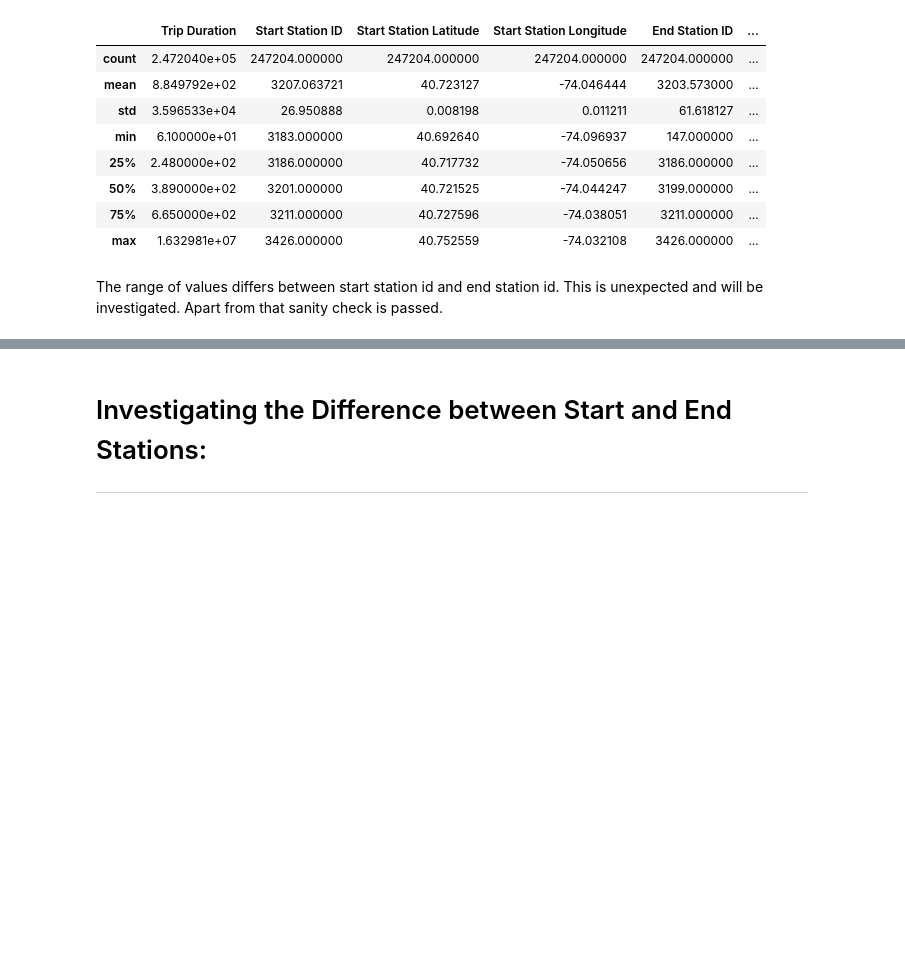
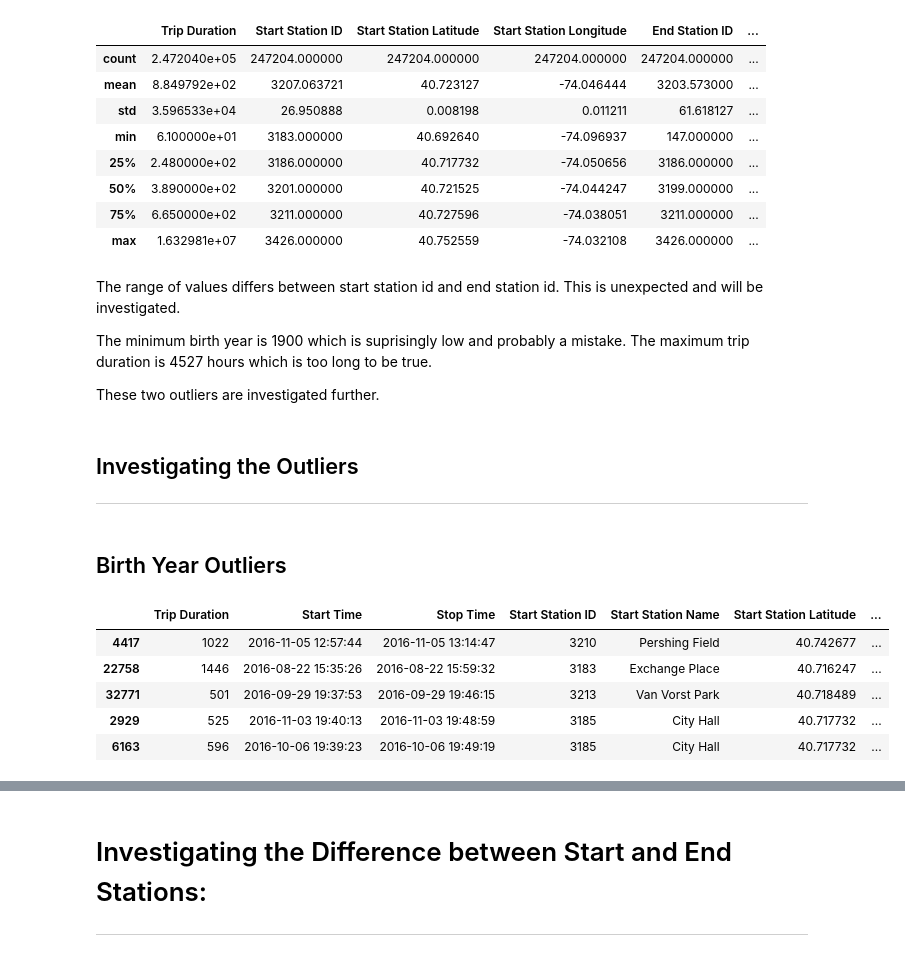
Before and after one commit to otakarvydra/bike_share_analysis, a Jupyter notebook: 2_data_preprocessing/bike_share_data_preprocessing.ipynb, the cells around one changed output, grey strips where cells are left out. Cells and saved outputs as stored; diff of their text form; code cells hidden in the pictures; blank space fills up the shorter version.

```diff
--- a/2_data_preprocessing/bike_share_data_preprocessing.ipynb
+++ b/2_data_preprocessing/bike_share_data_preprocessing.ipynb
@@ -163,4 +163,24 @@ bike_data_df.describe()
 | 75% | 6.650000e+02 | 3211.000000 | 40.727596 | -74.038051 | 3211.000000 | ... |
 | max | 1.632981e+07 | 3426.000000 | 40.752559 | -74.032108 | 3426.000000 | ... |
 # %% [markdown]
-The range of values differs between start station id and end station id. This is unexpected and will be investigated. Apart from that sanity check is passed.
+The range of values differs between start station id and end station id. This is unexpected and will be investigated.
+
+The minimum birth year is 1900 which is suprisingly low and probably a mistake.
+The maximum trip duration is 4527 hours which is too long to be true.
+
+These two outliers are investigated further.
+# %% [markdown]
+## Investigating the Outliers
+***
+# %% [markdown]
+## Birth Year Outliers
+# %%
+bike_data_df_sorted = bike_data_df.sort_values(by='Birth Year', ascending=True)
+bike_data_df_sorted.head(5)
+# %% [output]
+|  | Trip Duration | Start Time | Stop Time | Start Station ID | Start Station Name | Start Station Latitude | ... |
+| 4417 | 1022 | 2016-11-05 12:57:44 | 2016-11-05 13:14:47 | 3210 | Pershing Field | 40.742677 | ... |
+| 22758 | 1446 | 2016-08-22 15:35:26 | 2016-08-22 15:59:32 | 3183 | Exchange Place | 40.716247 | ... |
+| 32771 | 501 | 2016-09-29 19:37:53 | 2016-09-29 19:46:15 | 3213 | Van Vorst Park | 40.718489 | ... |
+| 2929 | 525 | 2016-11-03 19:40:13 | 2016-11-03 19:48:59 | 3185 | City Hall | 40.717732 | ... |
+| 6163 | 596 | 2016-10-06 19:39:23 | 2016-10-06 19:49:19 | 3185 | City Hall | 40.717732 | ... |
```
Also changed, not shown: parts of 10 cells of this notebook, 1 other file.
